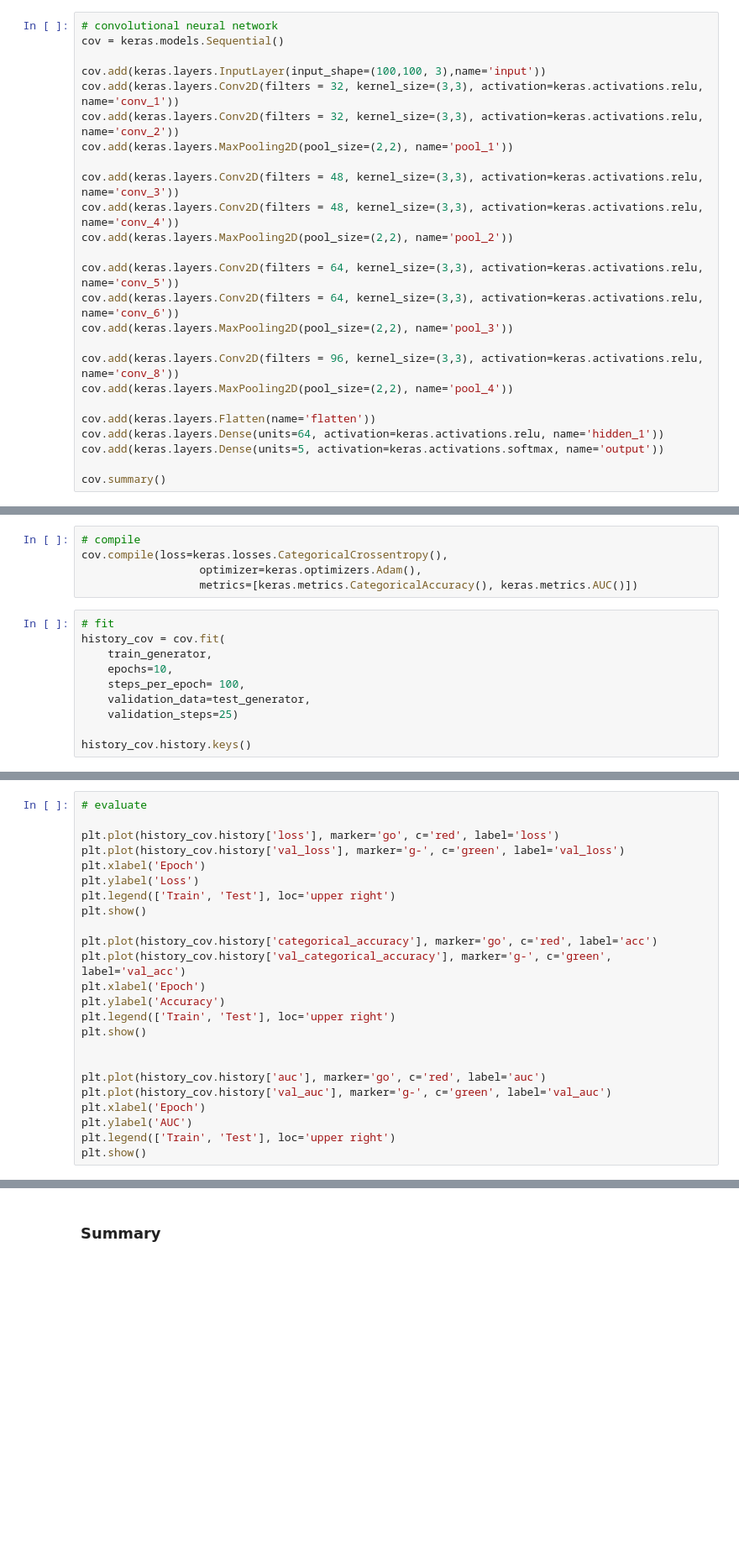
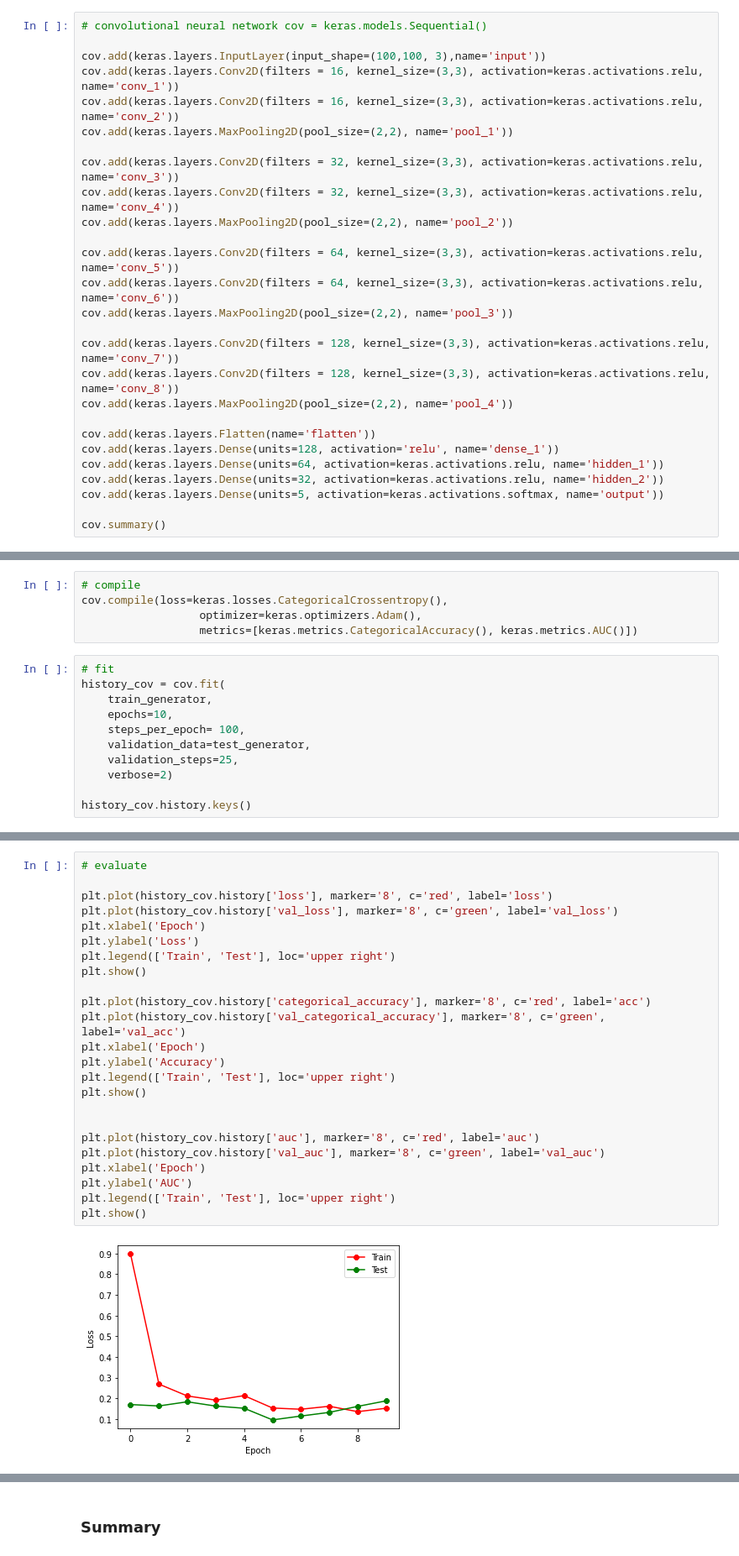
Before and after one commit to DaLuSt/DSLS-DS3-Machine-learning, a Jupyter notebook: deep-learning/DeepLearning_Rice_DaanSteur_379943_DSLS.ipynb, the cells around one changed output, grey strips where cells are left out. Shown: that part at 84% size. Drawn from its saved outputs; the diff is of its cells as text; blank space fills up the shorter version.

```diff
--- a/deep-learning/DeepLearning_Rice_DaanSteur_379943_DSLS.ipynb
+++ b/deep-learning/DeepLearning_Rice_DaanSteur_379943_DSLS.ipynb
@@ -258,25 +294,27 @@ plt.show()
 # %%
-# convolutional neural network
-cov = keras.models.Sequential()
+# convolutional neural network cov = keras.models.Sequential()
 
 cov.add(keras.layers.InputLayer(input_shape=(100,100, 3),name='input'))
-cov.add(keras.layers.Conv2D(filters = 32, kernel_size=(3,3), activation=keras.activations.relu, name='conv_1'))
-cov.add(keras.layers.Conv2D(filters = 32, kernel_size=(3,3), activation=keras.activations.relu, name='conv_2'))
+cov.add(keras.layers.Conv2D(filters = 16, kernel_size=(3,3), activation=keras.activations.relu, name='conv_1'))
+cov.add(keras.layers.Conv2D(filters = 16, kernel_size=(3,3), activation=keras.activations.relu, name='conv_2'))
 cov.add(keras.layers.MaxPooling2D(pool_size=(2,2), name='pool_1'))
 
-cov.add(keras.layers.Conv2D(filters = 48, kernel_size=(3,3), activation=keras.activations.relu, name='conv_3'))
-cov.add(keras.layers.Conv2D(filters = 48, kernel_size=(3,3), activation=keras.activations.relu, name='conv_4'))
+cov.add(keras.layers.Conv2D(filters = 32, kernel_size=(3,3), activation=keras.activations.relu, name='conv_3'))
+cov.add(keras.layers.Conv2D(filters = 32, kernel_size=(3,3), activation=keras.activations.relu, name='conv_4'))
 cov.add(keras.layers.MaxPooling2D(pool_size=(2,2), name='pool_2'))
 
 cov.add(keras.layers.Conv2D(filters = 64, kernel_size=(3,3), activation=keras.activations.relu, name='conv_5'))
 cov.add(keras.layers.Conv2D(filters = 64, kernel_size=(3,3), activation=keras.activations.relu, name='conv_6'))
 cov.add(keras.layers.MaxPooling2D(pool_size=(2,2), name='pool_3'))
 
-cov.add(keras.layers.Conv2D(filters = 96, kernel_size=(3,3), activation=keras.activations.relu, name='conv_8'))
+cov.add(keras.layers.Conv2D(filters = 128, kernel_size=(3,3), activation=keras.activations.relu, name='conv_7'))
+cov.add(keras.layers.Conv2D(filters = 128, kernel_size=(3,3), activation=keras.activations.relu, name='conv_8'))
 cov.add(keras.layers.MaxPooling2D(pool_size=(2,2), name='pool_4'))
 
 cov.add(keras.layers.Flatten(name='flatten'))
+cov.add(keras.layers.Dense(units=128, activation='relu', name='dense_1'))
 cov.add(keras.layers.Dense(units=64, activation=keras.activations.relu, name='hidden_1'))
+cov.add(keras.layers.Dense(units=32, activation=keras.activations.relu, name='hidden_2'))
 cov.add(keras.layers.Dense(units=5, activation=keras.activations.softmax, name='output'))
 
 cov.summary()
@@ -292,6 +348,7 @@ history_cov = cov.fit(
     epochs=10,
     steps_per_epoch= 100,
     validation_data=test_generator,
-    validation_steps=25)
+    validation_steps=25,
+    verbose=2)
 
 history_cov.history.keys()
@@ -298,24 +377,26 @@ history_cov.history.keys()
 # %%
 # evaluate
 
-plt.plot(history_cov.history['loss'], marker='go', c='red', label='loss')
-plt.plot(history_cov.history['val_loss'], marker='g-', c='green', label='val_loss')
+plt.plot(history_cov.history['loss'], marker='8', c='red', label='loss')
+plt.plot(history_cov.history['val_loss'], marker='8', c='green', label='val_loss')
 plt.xlabel('Epoch')
 plt.ylabel('Loss')
 plt.legend(['Train', 'Test'], loc='upper right')
 plt.show()
 
-plt.plot(history_cov.history['categorical_accuracy'], marker='go', c='red', label='acc')
-plt.plot(history_cov.history['val_categorical_accuracy'], marker='g-', c='green', label='val_acc')
+plt.plot(history_cov.history['categorical_accuracy'], marker='8', c='red', label='acc')
+plt.plot(history_cov.history['val_categorical_accuracy'], marker='8', c='green', label='val_acc')
 plt.xlabel('Epoch')
 plt.ylabel('Accuracy')
 plt.legend(['Train', 'Test'], loc='upper right')
 plt.show()
 
 
-plt.plot(history_cov.history['auc'], marker='go', c='red', label='auc')
-plt.plot(history_cov.history['val_auc'], marker='g-', c='green', label='val_auc')
+plt.plot(history_cov.history['auc'], marker='8', c='red', label='auc')
+plt.plot(history_cov.history['val_auc'], marker='8', c='green', label='val_auc')
 plt.xlabel('Epoch')
 plt.ylabel('AUC')
 plt.legend(['Train', 'Test'], loc='upper right')
 plt.show()
+# %% [output]
+[figure, added]
```
Also changed, not shown: parts of 17 cells of this notebook.
